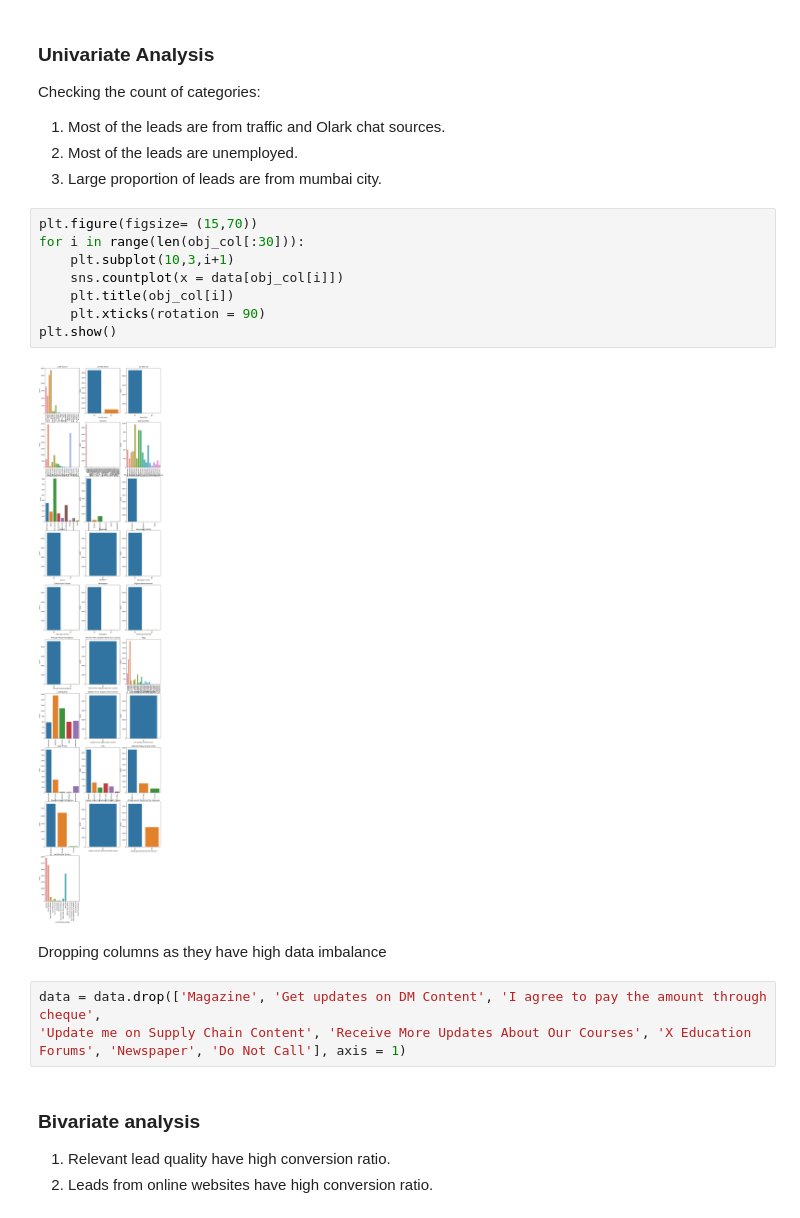
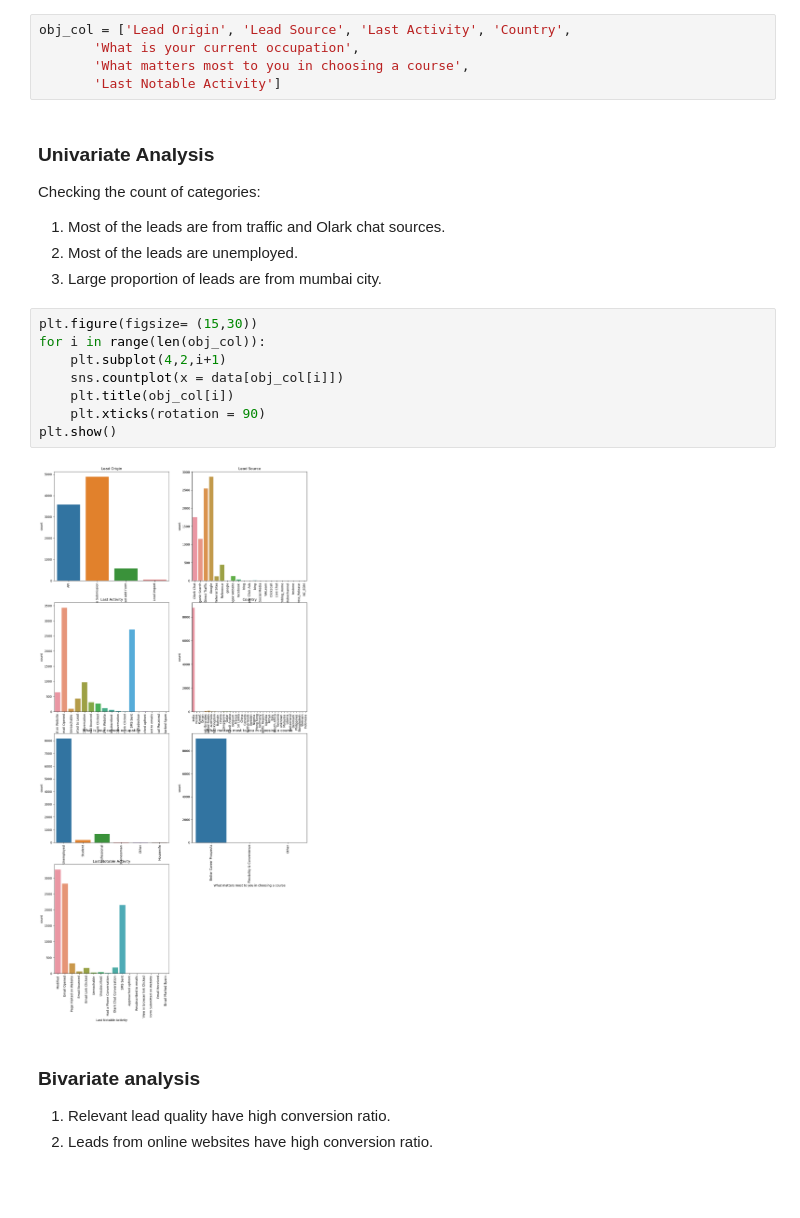
Before and after one commit to artik-gupta/Lead-Score-Case-study-assignment, a Jupyter notebook: LR model.ipynb, the cells around one changed output. Cells and saved outputs as stored; diff of their text form; blank space fills up the shorter version.

```diff
--- a/LR model.ipynb
+++ b/LR model.ipynb
@@ -104,3 +156,8 @@ obj_col = ['Lead Source', 'Do Not Email',
+# %%
+obj_col = ['Lead Origin', 'Lead Source', 'Last Activity', 'Country',
+       'What is your current occupation',
+       'What matters most to you in choosing a course',
+       'Last Notable Activity']
 # %% [markdown]
 ### Univariate Analysis
 Checking the count of categories:
@@ -108,20 +165,15 @@ Checking the count of categories:
 2. Most of the leads are unemployed.
 3. Large proportion of leads are from mumbai city.
 # %%
-plt.figure(figsize= (15,70))
-for i in range(len(obj_col[:30])):
-    plt.subplot(10,3,i+1)
+plt.figure(figsize= (15,30))
+for i in range(len(obj_col)):
+    plt.subplot(4,2,i+1)
     sns.countplot(x = data[obj_col[i]])
     plt.title(obj_col[i])
     plt.xticks(rotation = 90)
 plt.show()
 # %% [output]
-[figure, old version]
+[figure, new version]
-# %% [markdown]
-Dropping columns as they have high data imbalance
-# %%
-data = data.drop(['Magazine', 'Get updates on DM Content', 'I agree to pay the amount through cheque',
-'Update me on Supply Chain Content', 'Receive More Updates About Our Courses', 'X Education Forums', 'Newspaper', 'Do Not Call'], axis = 1)
 # %% [markdown]
 ### Bivariate analysis
 1. Relevant lead quality have high conversion ratio.
```
Also changed, not shown: parts of 52 cells of this notebook.
